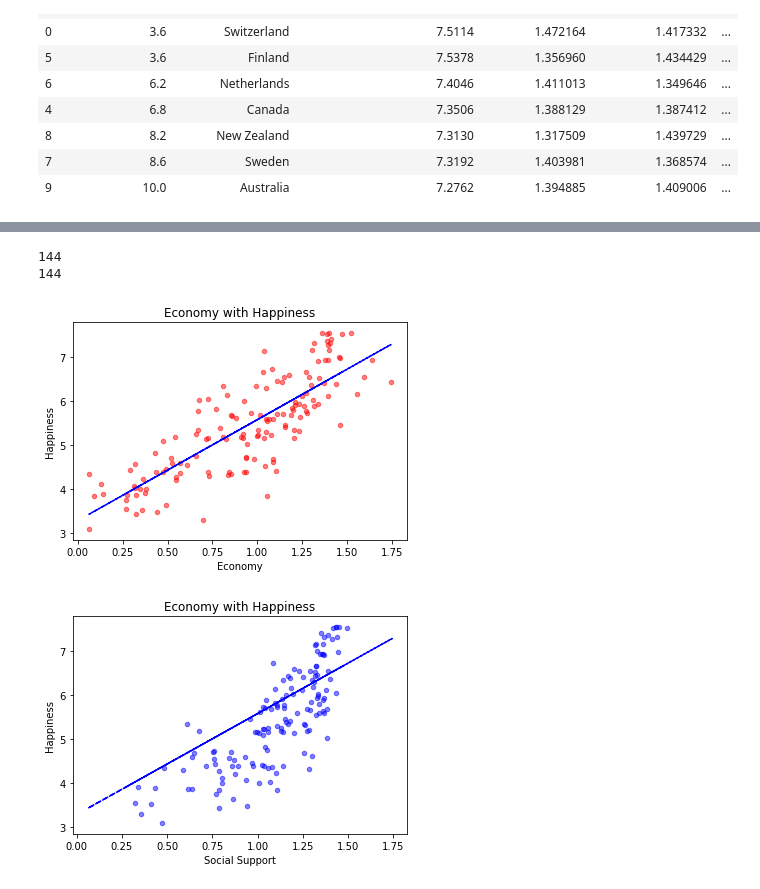
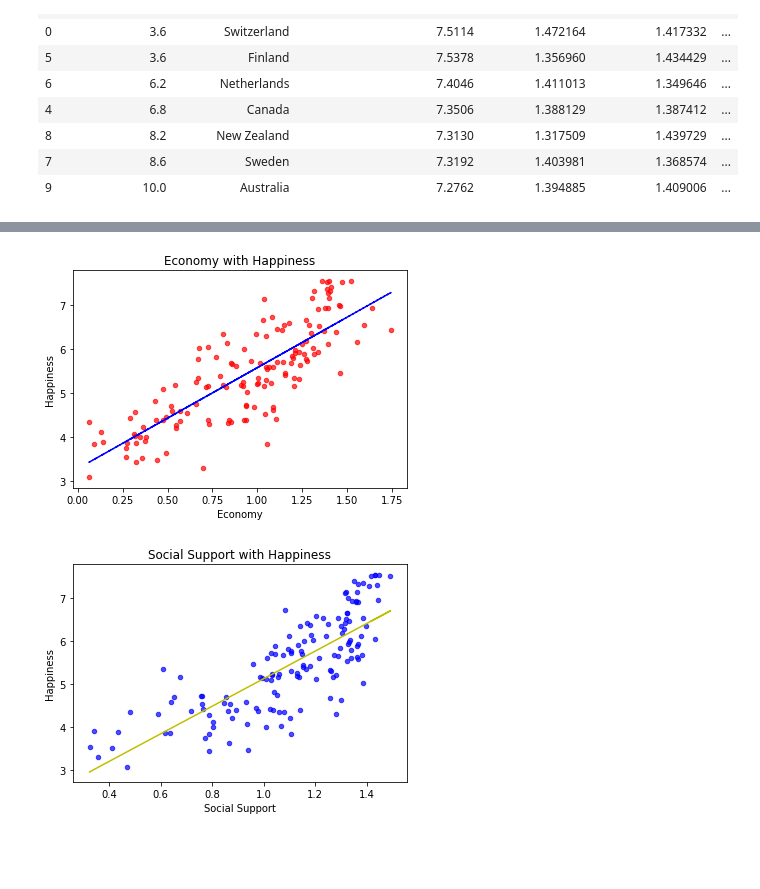
Before and after one commit to jcook25/project-one, a Jupyter notebook: Tammy.ipynb, the cells around one changed output, grey strips where cells are left out. Saved outputs shown, nothing was run; the diff lists cells and outputs as text; code cells hidden in the pictures; blank space fills up the shorter version.

```diff
--- a/Tammy.ipynb
+++ b/Tammy.ipynb
@@ -428,30 +428,31 @@ df_all[['average_rank_all', 'Country or Region',
 xdata = df_all["average_GDP_all"]
 # (slope,intercept,_,_,_) = stats.linregress("average_GDP_all","average_happiness_score_all")
 ydata = df_all["average_happiness_score_all"]
-print(len(xdata))
-print(len(ydata))
-# %% [output]
-144
-144
 # %%
 (slope,intercept,_,_,_) = stats.linregress(xdata,ydata)
 fiteco = slope * xdata + intercept
 # %%
-df_all.plot(kind='scatter', x='average_GDP_all', y="average_happiness_score_all",alpha = 0.5,color = 'red')
+df_all.plot(kind='scatter', x='average_GDP_all', y="average_happiness_score_all",alpha = 0.7,color = 'red')
 plt.xlabel('Economy')
 plt.ylabel('Happiness')
 plt.title('Economy with Happiness')
 plt.plot(xdata, fiteco, "b--")
 plt.show()
 # %% [output]
-[figure, old version]
+[figure, new version]
 # %%
+xdata = df_all["average_social_all"]
+# (slope,intercept,_,_,_) = stats.linregress("average_GDP_all","average_happiness_score_all")
+ydata = df_all["average_happiness_score_all"]
 
-df_all.plot(kind='scatter', x='average_social_all', y="average_happiness_score_all",alpha = 0.5,color = 'blue')
+(slope,intercept,_,_,_) = stats.linregress(xdata,ydata)
+fitfam = slope * xdata + intercept
+
+df_all.plot(kind='scatter', x='average_social_all', y="average_happiness_score_all",alpha = 0.7,color = 'blue')
 plt.xlabel('Social Support')
 plt.ylabel('Happiness')
-plt.title('Economy with Happiness')
-plt.plot(xdata, fit, "b--")
+plt.title('Social Support with Happiness')
+plt.plot(xdata, fitfam, "Y")
 plt.show()
 # %% [output]
-[figure, old version]
+[figure, new version]
```
